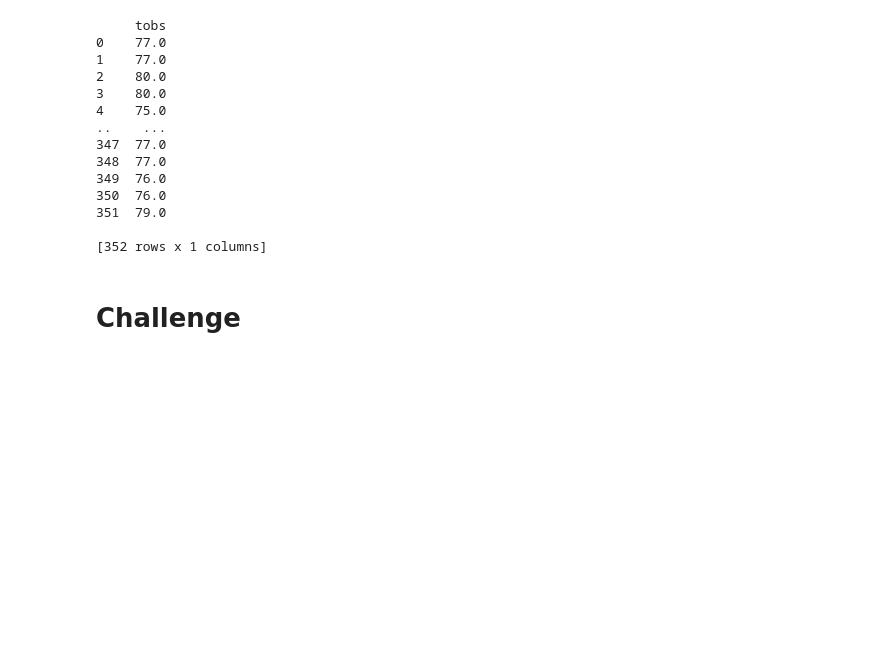
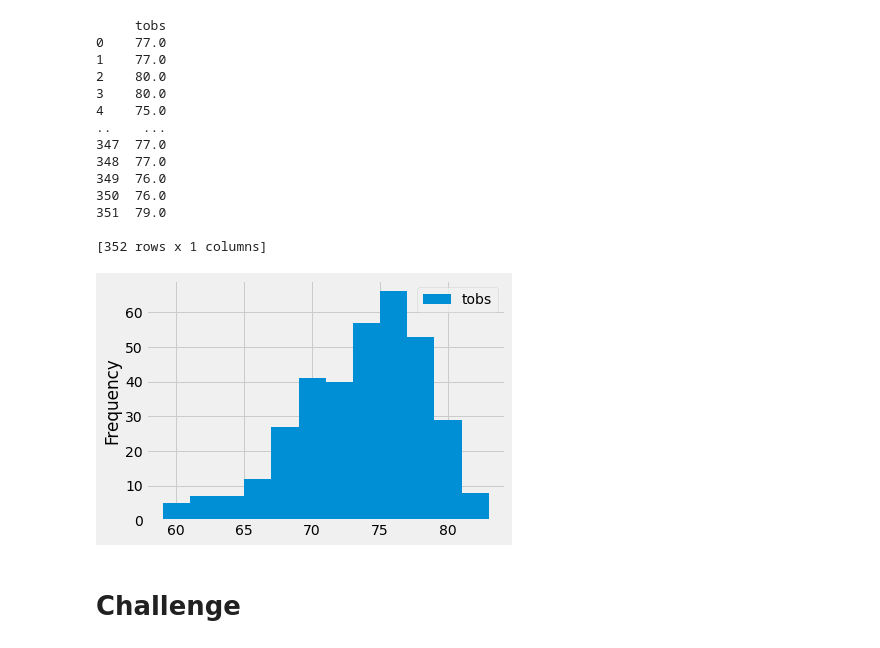
Before and after one commit to jinnabelle/surfs_up, a Jupyter notebook: climate_analysis.ipynb, the cells around one changed output. Saved outputs shown, nothing was run; the diff lists cells and outputs as text; code cells hidden in the pictures; blank space fills up the shorter version.

```diff
--- a/climate_analysis.ipynb
+++ b/climate_analysis.ipynb
@@ -176,6 +176,11 @@ print(df)
 351  79.0
 
 [352 rows x 1 columns]
+# %%
+df.plot.hist(bins=12)
+plt.tight_layout()
+# %% [output]
+[figure, added]
 # %%
 # Write a function called `calc_temps` that will accept start date and end date in the format '%Y-%m-%d'
 # and return the minimum, average, and maximum temperatures for that range of dates
```
Also changed, not shown: 1 other file.
